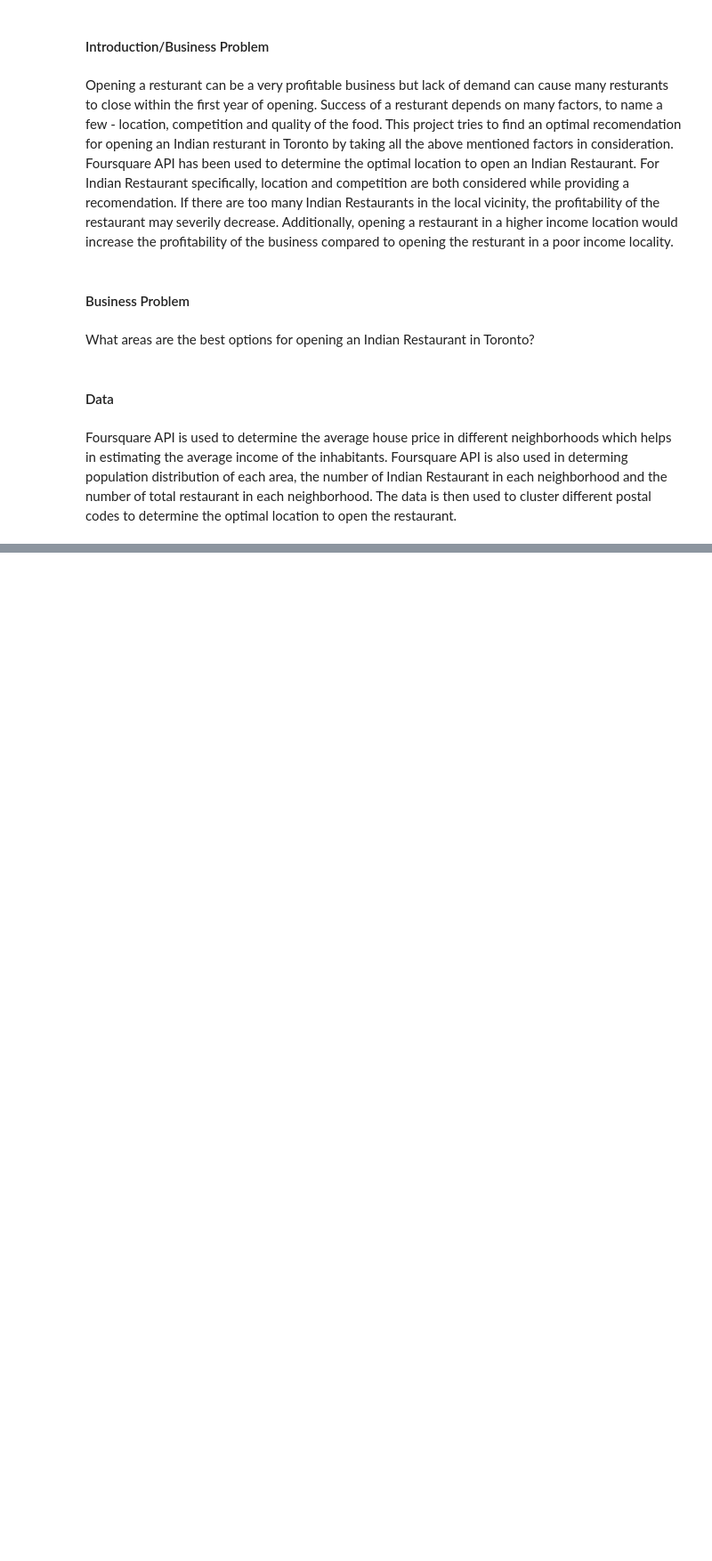
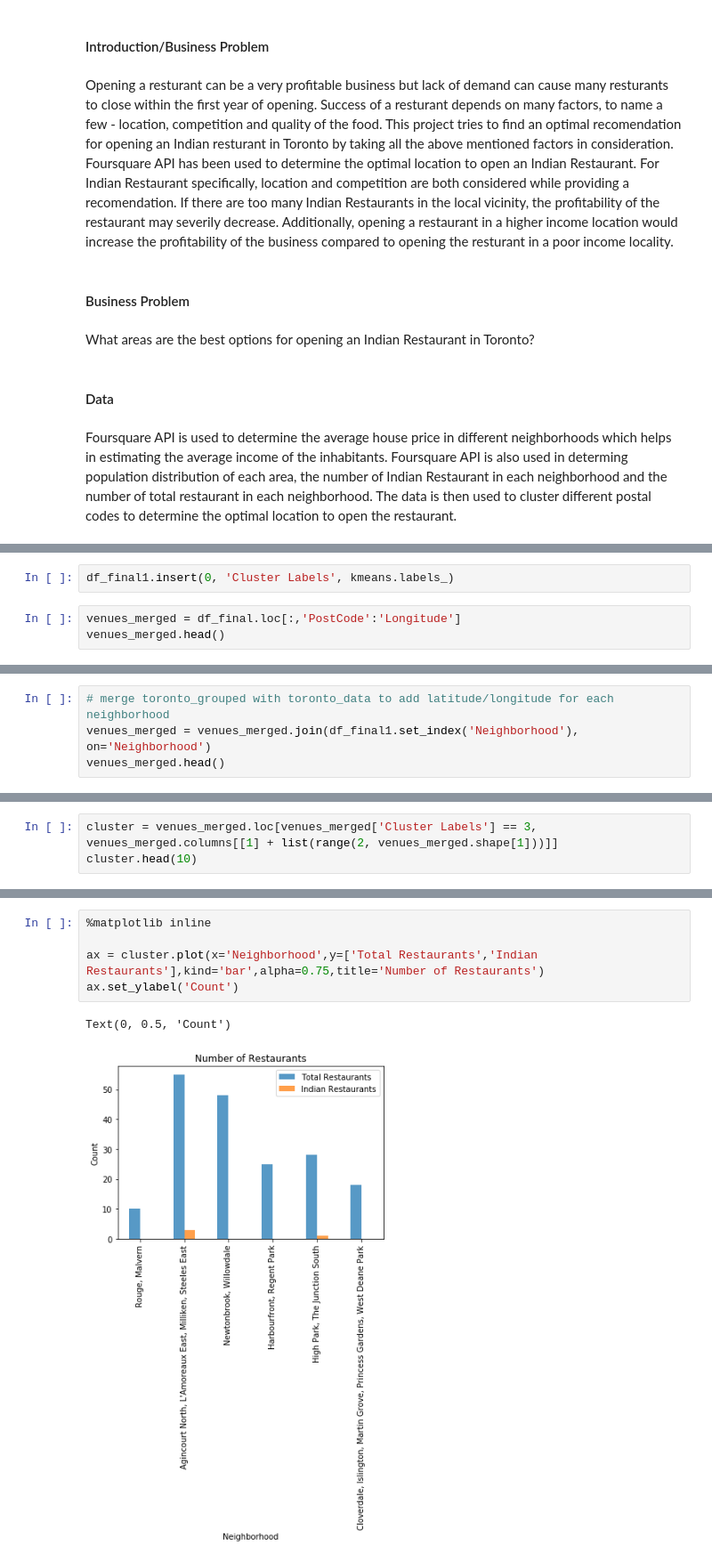
Before and after one commit to Apoo7700/open-Indian-restaurant-in-Toronto, a Jupyter notebook: open-indian-restaurant-in-toronto.ipynb, the cells around one changed output, grey strips where cells are left out. Shown at 89% size. Cells and saved outputs as stored; diff of their text form; blank space fills up the shorter version.

```diff
--- a/open-indian-restaurant-in-toronto.ipynb
+++ b/open-indian-restaurant-in-toronto.ipynb
@@ -15,0 +526,5 @@ Foursquare API is used to determine the average house price in different neighbo
+# %%
+df_final1.insert(0, 'Cluster Labels', kmeans.labels_)
+# %%
+venues_merged = df_final.loc[:,'PostCode':'Longitude']
+venues_merged.head()
@@ -15,0 +538,4 @@ Foursquare API is used to determine the average house price in different neighbo
+# %%
+# merge toronto_grouped with toronto_data to add latitude/longitude for each neighborhood
+venues_merged = venues_merged.join(df_final1.set_index('Neighborhood'), on='Neighborhood')
+venues_merged.head()
@@ -15,0 +666,3 @@ Foursquare API is used to determine the average house price in different neighbo
+# %%
+cluster = venues_merged.loc[venues_merged['Cluster Labels'] == 3, venues_merged.columns[[1] + list(range(2, venues_merged.shape[1]))]]
+cluster.head(10)
@@ -15,0 +677,8 @@ Foursquare API is used to determine the average house price in different neighbo
+# %%
+%matplotlib inline
+
+ax = cluster.plot(x='Neighborhood',y=['Total Restaurants','Indian Restaurants'],kind='bar',alpha=0.75,title='Number of Restaurants')
+ax.set_ylabel('Count')
+# %% [output]
+Text(0, 0.5, 'Count')
+[figure, added]
```
Also changed, not shown: parts of 40 cells of this notebook.
